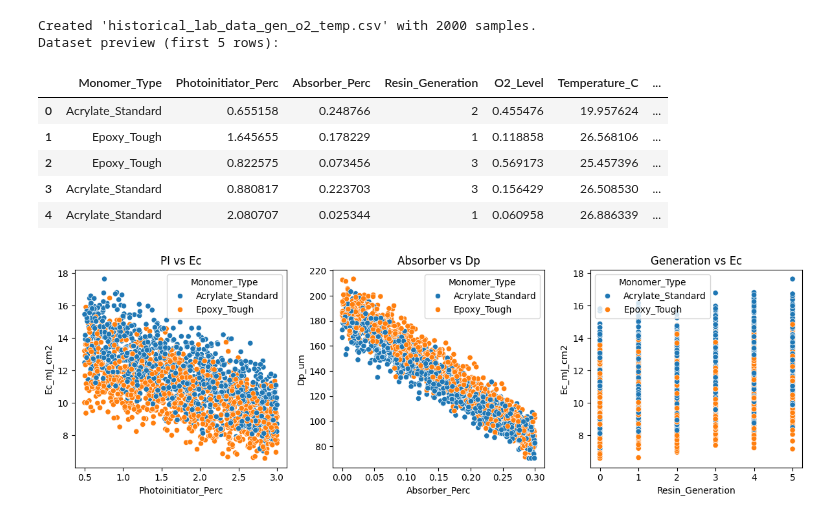
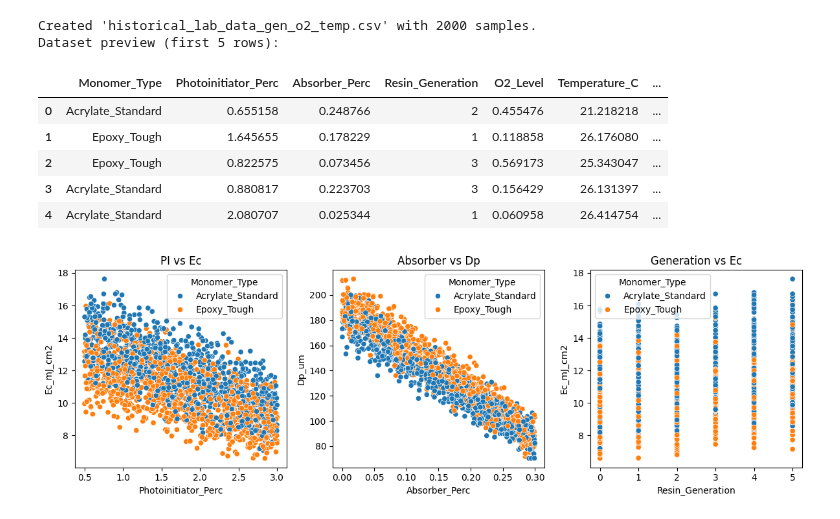
Before and after one commit to nyee88/tvam_resin_mini, a Jupyter notebook: NRC_Postdoc_Project/01_Resin_Discovery_Framework.ipynb, the cells around one changed output. Saved outputs shown, nothing was run; the diff lists cells and outputs as text; code cells hidden in the pictures.

```diff
--- a/NRC_Postdoc_Project/01_Resin_Discovery_Framework.ipynb
+++ b/NRC_Postdoc_Project/01_Resin_Discovery_Framework.ipynb
@@ -38,7 +38,9 @@ absorber_perc       = rng.uniform(0.0, 0.3, size=n_samples)   # wt%
 # New features:
 resin_generation = rng.integers(0, 6, size=n_samples)         # 0–5 reuse cycles
 o2_level         = rng.uniform(0.0, 1.0, size=n_samples)      # 0 = low-O2, 1 = air
-temperature_c    = rng.normal(25.0, 4.0, size=n_samples)      # around room temp
+# Temperature: mostly around 25 °C, hard-bounded to [20, 30]
+temperature_c    = rng.normal(25.0, 3.0, size=n_samples)
+temperature_c    = np.clip(temperature_c, 20.0, 30.0)
 
 df = pd.DataFrame({
     "Monomer_Type":         monomer_types,
@@ -136,36 +138,36 @@ df["Ec_mJ_cm2"] = np.clip(ec_list, 1.0, None)
 df["Dp_um"]     = np.clip(dp_list, 10.0, None)
 
 # Save for reproducibility if desired
 df.to_csv(filename, index=False)
 
 print(f"Created '{filename}' with {n_samples} samples.")
 print("Dataset preview (first 5 rows):")
 display(df.head())
 
 # Quick sanity plots
 plt.figure(figsize=(12, 4))
 
 plt.subplot(1, 3, 1)
 sns.scatterplot(data=df, x="Photoinitiator_Perc", y="Ec_mJ_cm2", hue="Monomer_Type")
 plt.title("PI vs Ec")
 
 plt.subplot(1, 3, 2)
 sns.scatterplot(data=df, x="Absorber_Perc", y="Dp_um", hue="Monomer_Type")
 plt.title("Absorber vs Dp")
 
 plt.subplot(1, 3, 3)
 sns.scatterplot(data=df, x="Resin_Generation", y="Ec_mJ_cm2", hue="Monomer_Type")
 plt.title("Generation vs Ec")
 
 plt.tight_layout()
 plt.show()
 # %% [output]
 Created 'historical_lab_data_gen_o2_temp.csv' with 2000 samples.
 Dataset preview (first 5 rows):
 |  | Monomer_Type | Photoinitiator_Perc | Absorber_Perc | Resin_Generation | O2_Level | Temperature_C | ... |
-| 0 | Acrylate_Standard | 0.655158 | 0.248766 | 2 | 0.455476 | 19.957624 | ... |
-| 1 | Epoxy_Tough | 1.645655 | 0.178229 | 1 | 0.118858 | 26.568106 | ... |
-| 2 | Epoxy_Tough | 0.822575 | 0.073456 | 3 | 0.569173 | 25.457396 | ... |
-| 3 | Acrylate_Standard | 0.880817 | 0.223703 | 3 | 0.156429 | 26.508530 | ... |
-| 4 | Acrylate_Standard | 2.080707 | 0.025344 | 1 | 0.060958 | 26.886339 | ... |
+| 0 | Acrylate_Standard | 0.655158 | 0.248766 | 2 | 0.455476 | 21.218218 | ... |
+| 1 | Epoxy_Tough | 1.645655 | 0.178229 | 1 | 0.118858 | 26.176080 | ... |
+| 2 | Epoxy_Tough | 0.822575 | 0.073456 | 3 | 0.569173 | 25.343047 | ... |
+| 3 | Acrylate_Standard | 0.880817 | 0.223703 | 3 | 0.156429 | 26.131397 | ... |
+| 4 | Acrylate_Standard | 2.080707 | 0.025344 | 1 | 0.060958 | 26.414754 | ... |
-[figure, old version]
+[figure, new version]
```
Also changed, not shown: parts of 2 cells of this notebook.
